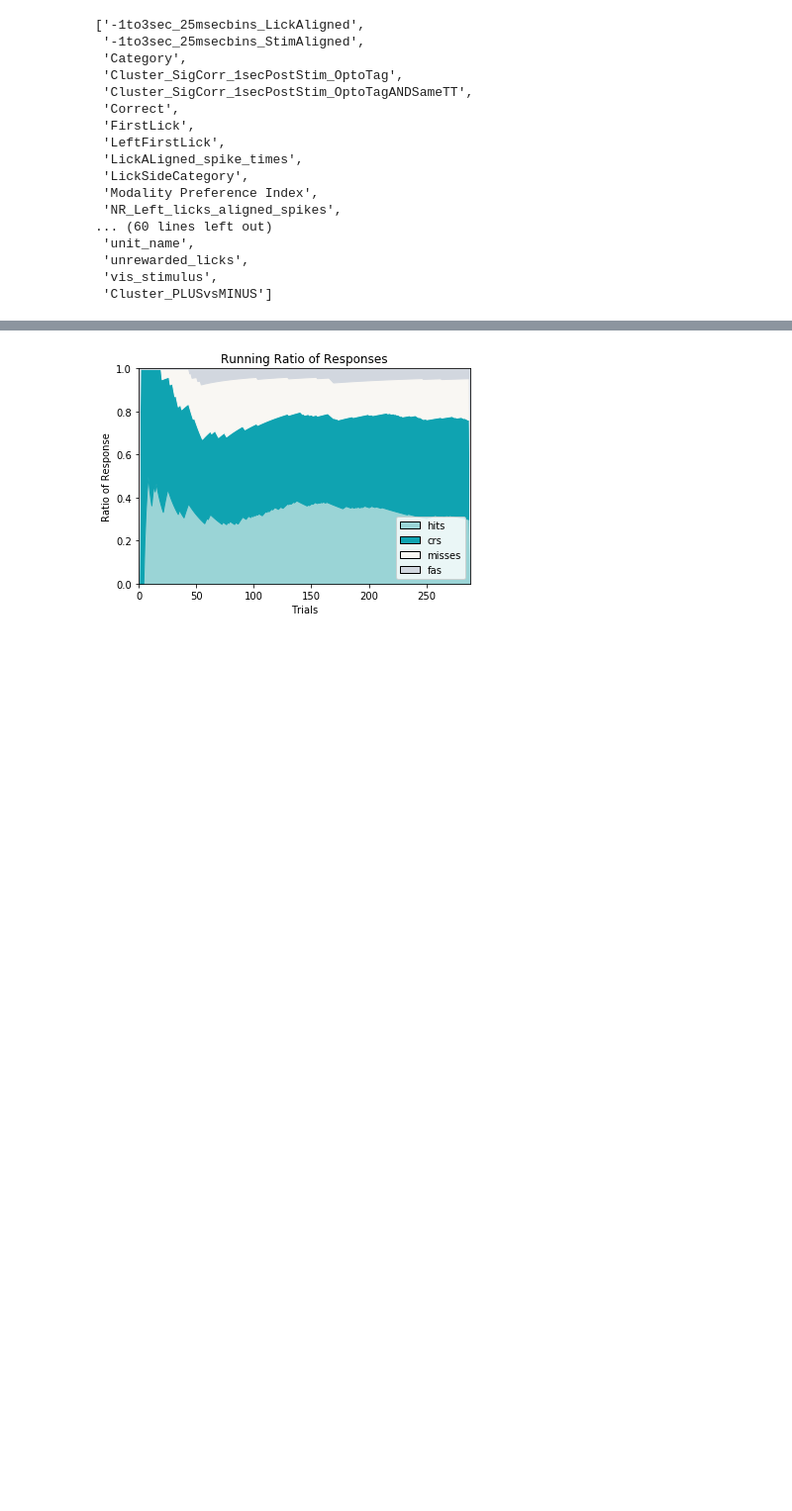
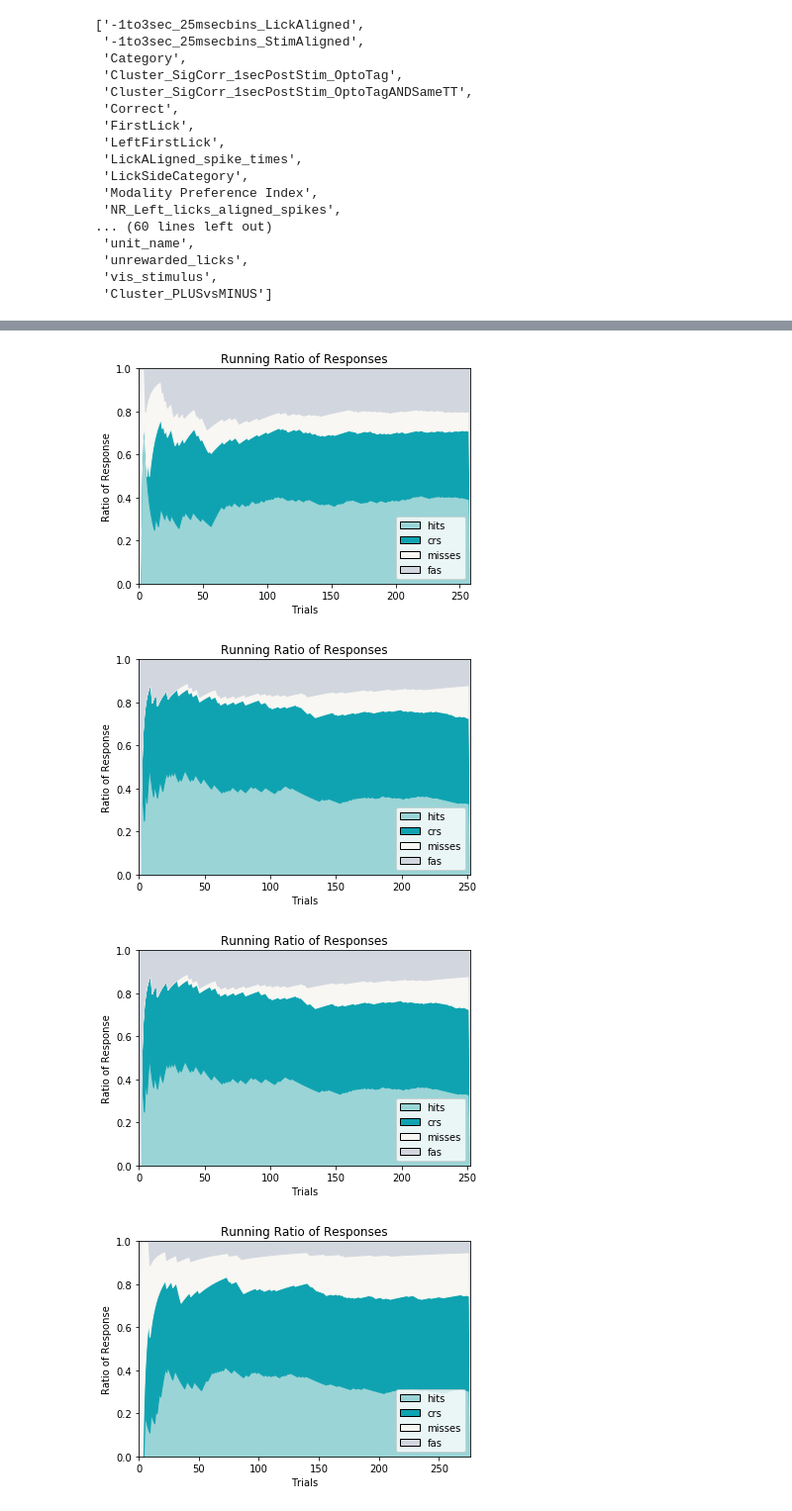
Before and after one commit to maimechevee/Undergrads, a Jupyter notebook: AC_FractionOfResponse.ipynb, the cells around one changed output, grey strips where cells are left out. Shown at 99% size. Cells and saved outputs as stored; diff of their text form; code cells hidden in the pictures; blank space fills up the shorter version.

Commit message:
updated files (Alisen)
created DiffFiringRates, updated FractionOfResponse

```diff
--- a/AC_FractionOfResponse.ipynb
+++ b/AC_FractionOfResponse.ipynb
@@ -133,7 +133,3 @@ list(master_log)
  'unrewarded_licks',
  'vis_stimulus',
  'Cluster_PLUSvsMINUS']
-# %%
-unit_log = master_log['unit_name']
-
-unit_log.unique()
@@ -157,0 +136,17 @@ array(['Cl6_10-26-17_TT5clst1', 'Cl6_10-26-17_TT5clst2',
+# %%
+import re
+dates = master_log['unit_name']
+date_arr = dates.unique()
+print("dates.unique", date_arr)
+
+cl4_s = re.compile("Cl4_+.{11}[0-9]+clst1")
+cl4_list = list(filter(cl4_s.match, date_arr))
+print("cl4_start = ", cl4_list[0])
+
+cl5_s = re.compile("Cl5_+.{11}[0-9]+clst1")
+cl5_list = list(filter(cl5_s.match, date_arr))
+print("cl5_start = ", cl5_list[0])
+
+cl6_s = re.compile("Cl6_+.{11}[0-9]+clst1")
+cl6_list = list(filter(cl6_s.match, date_arr))
+print("cl6_start = ", cl6_list[0])
@@ -257,44 +226,9 @@ legend1 = plt.legend([r1, r2, r3, r4], ["hits", "crs", "misses", "fas"], loc='lo
-# %%
-# Cl6_10-26-17
-unit6_10_26 = master_log[master_log['unit_name']=='Cl4_06-09-17_TT5clst1']
-
-MissFrac = frac_calc(list({'SomMiss', 'VisMiss'}), unit6_10_26)
-FAFrac = frac_calc(list({'SomFA', 'VisFA'}), unit6_10_26)
-CRFrac = frac_calc(list({'SomCR', 'VisCR'}), unit6_10_26)
-HitFrac = frac_calc(list({'SomHit', 'VisHit'}), unit6_10_26)
-
-
-line1 = [0.] * (unit6_10_26.shape[0]+1)
-line2 = [0.] * (unit6_10_26.shape[0]+1)
-line3 = [0.] * (unit6_10_26.shape[0]+1)
-
-for i in range(unit6_10_26.shape[0]):
-    line1[i] = HitFrac[i]
-    line2[i] = HitFrac[i]+CRFrac[i]
-    line3[i] = HitFrac[i]+CRFrac[i]+MissFrac[i]
-
-x = list(np.arange(unit6_10_26.shape[0]+1, dtype=float))
-y_base = [0.] * (unit6_10_26.shape[0]+1)
-y_max = [1.] * (unit6_10_26.shape[0]+1)
-fig1 = plt.figure()
-ax1 = fig1.subplots()
-ax1.fill_between(x, y_base, line1, color = '#9AD4D6', label = 'hits')
-ax1.fill_between(x, line1, line2, color = '#0FA3B1', label = 'crs')
-ax1.fill_between(x, line2, line3, color = '#F9F7F3', label = 'misses')
-ax1.fill_between(x, line3, y_max, color = '#D2D7DF', label = 'fas')
-
-plt.xlim(0,unit6_10_26.shape[0])
-plt.ylim(0,1)
-
-r1 = Rectangle((0, 0), 1, 1, color = '#9AD4D6', ec = 'black')
-r2 = Rectangle((0, 0), 1, 1, color = '#0FA3B1', ec = 'black')
-r3 = Rectangle((0, 0), 1, 1, color = '#F9F7F3', ec = 'black')
-r4 = Rectangle((0, 0), 1, 1, color = '#D2D7DF', ec = 'black')
-
-plt.xlabel('Trials')
-plt.ylabel('Ratio of Response')
-plt.title('Running Ratio of Responses')
-
-legend1 = plt.legend([r1, r2, r3, r4], ["hits", "crs", "misses", "fas"], loc='lower right')
-# %% [output]
-[figure, removed]
+# %%
+# Claustrum 4
+for n in cl4_list:
+    make_plot(n)
+# %% [output]
+[figure, added]
+[figure, added]
+[figure, added]
+[figure, added]
```
Also changed, not shown: parts of 8 cells of this notebook, 1 other file.
